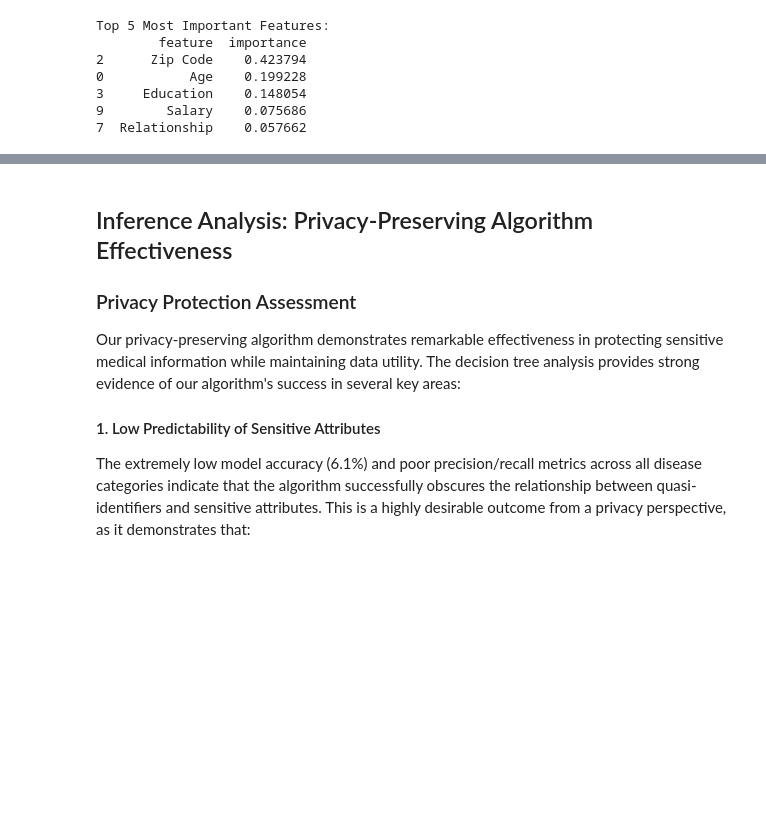
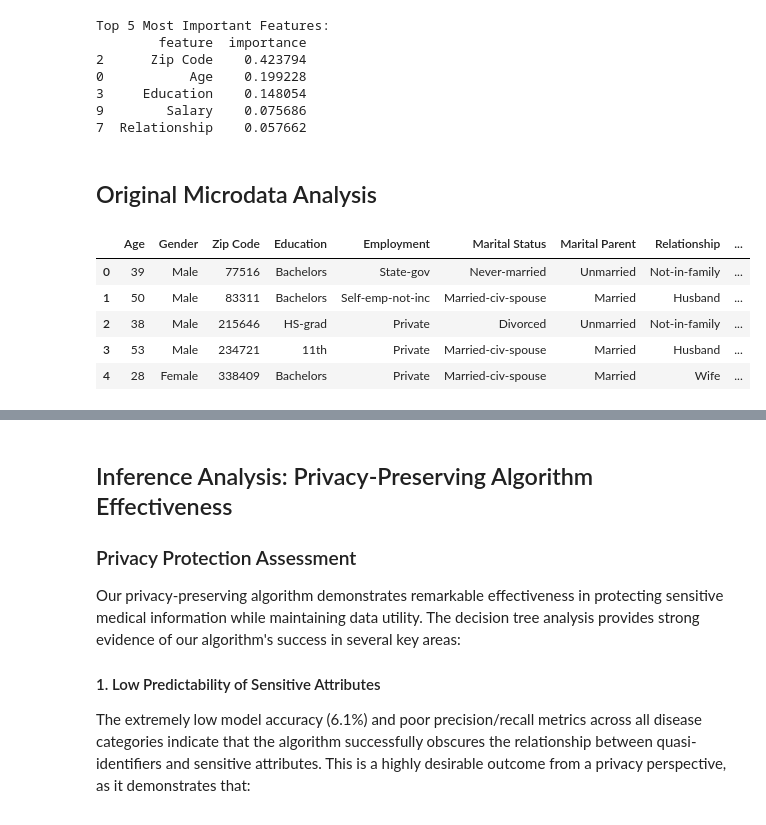
Before and after one commit to Hardvan/Incremental-Diversity, a Jupyter notebook: Code and Dataset/Decision Tree/Decision Tree.ipynb, the cells around one changed output, grey strips where cells are left out. Drawn from its saved outputs; the diff is of its cells as text; code cells hidden in the pictures; blank space fills up the shorter version.

```diff
--- a/Code and Dataset/Decision Tree/Decision Tree.ipynb
+++ b/Code and Dataset/Decision Tree/Decision Tree.ipynb
@@ -139,3 +139,5 @@ Top 5 Most Important Features:
 3     Education    0.148054
 9        Salary    0.075686
 7  Relationship    0.057662
+# %% [markdown]
+## Original Microdata Analysis
@@ -141,0 +153,10 @@ Top 5 Most Important Features:
+# %%
+df = pd.read_csv('original_microdata_Records_10000_k_3.csv')
+df.head()
+# %% [output]
+|  | Age | Gender | Zip Code | Education | Employment | Marital Status | Marital Parent | Relationship | ... |
+| 0 | 39 | Male | 77516 | Bachelors | State-gov | Never-married | Unmarried | Not-in-family | ... |
+| 1 | 50 | Male | 83311 | Bachelors | Self-emp-not-inc | Married-civ-spouse | Married | Husband | ... |
+| 2 | 38 | Male | 215646 | HS-grad | Private | Divorced | Unmarried | Not-in-family | ... |
+| 3 | 53 | Male | 234721 | 11th | Private | Married-civ-spouse | Married | Husband | ... |
+| 4 | 28 | Female | 338409 | Bachelors | Private | Married-civ-spouse | Married | Wife | ... |
```
Also changed, not shown: parts of 10 cells of this notebook, 1 other file.
